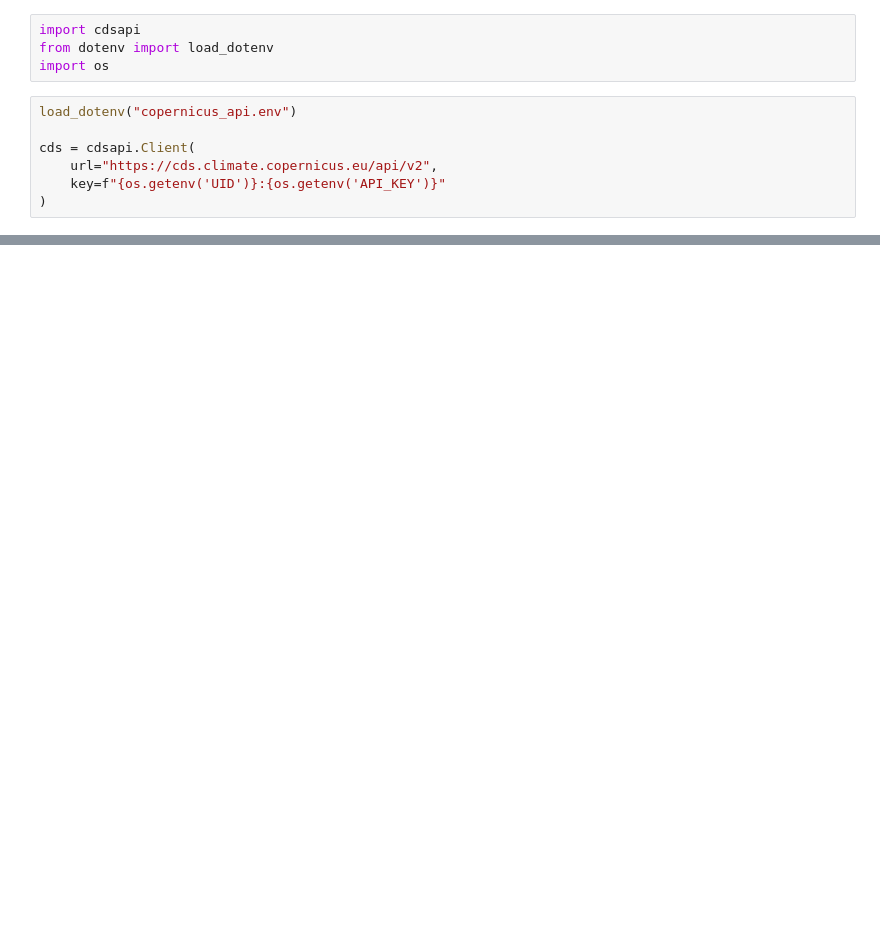
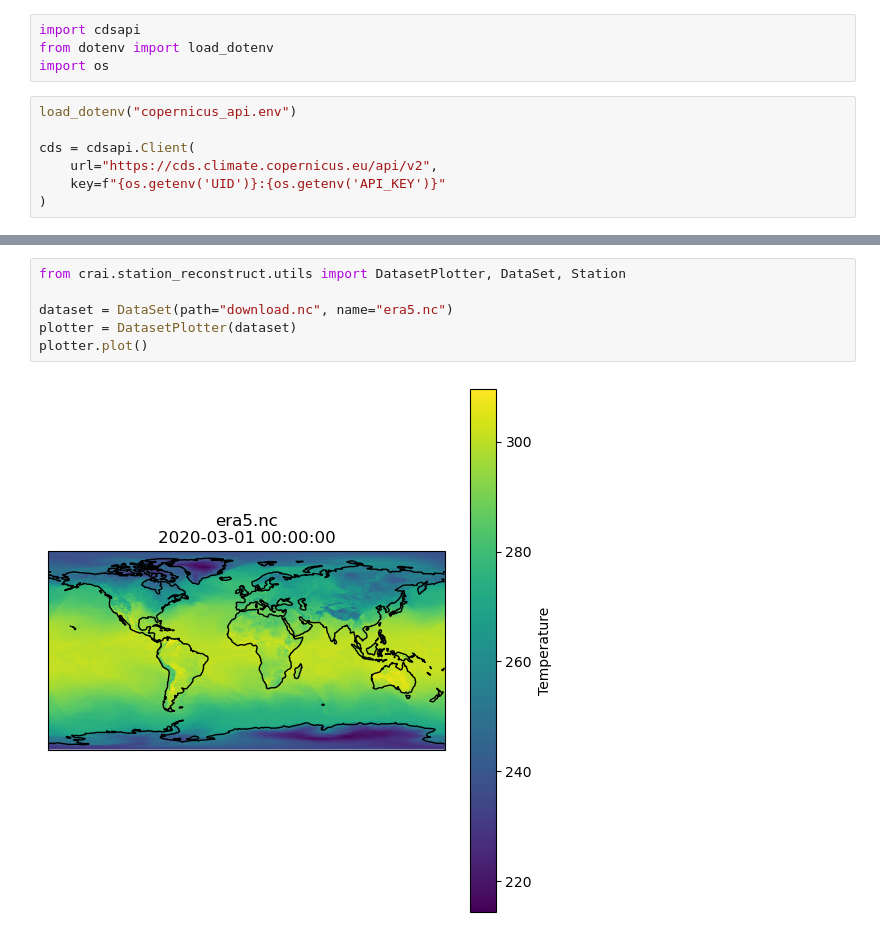
Before and after one commit to Ferdinand1123/digital-twin-for-weather-station, a Jupyter notebook: playground.ipynb, the cells around one changed output, grey strips where cells are left out. Cells and saved outputs as stored; diff of their text form; blank space fills up the shorter version.

```diff
--- a/playground.ipynb
+++ b/playground.ipynb
@@ -69,0 +60,8 @@ Result(content_length=1440,content_type=application/x-grib,location=https://down
+# %%
+from crai.station_reconstruct.utils import DatasetPlotter, DataSet, Station
+
+dataset = DataSet(path="download.nc", name="era5.nc")
+plotter = DatasetPlotter(dataset)
+plotter.plot()
+# %% [output]
+[figure, added]
```
Also changed, not shown: parts of 6 cells of this notebook, 21 other files.
